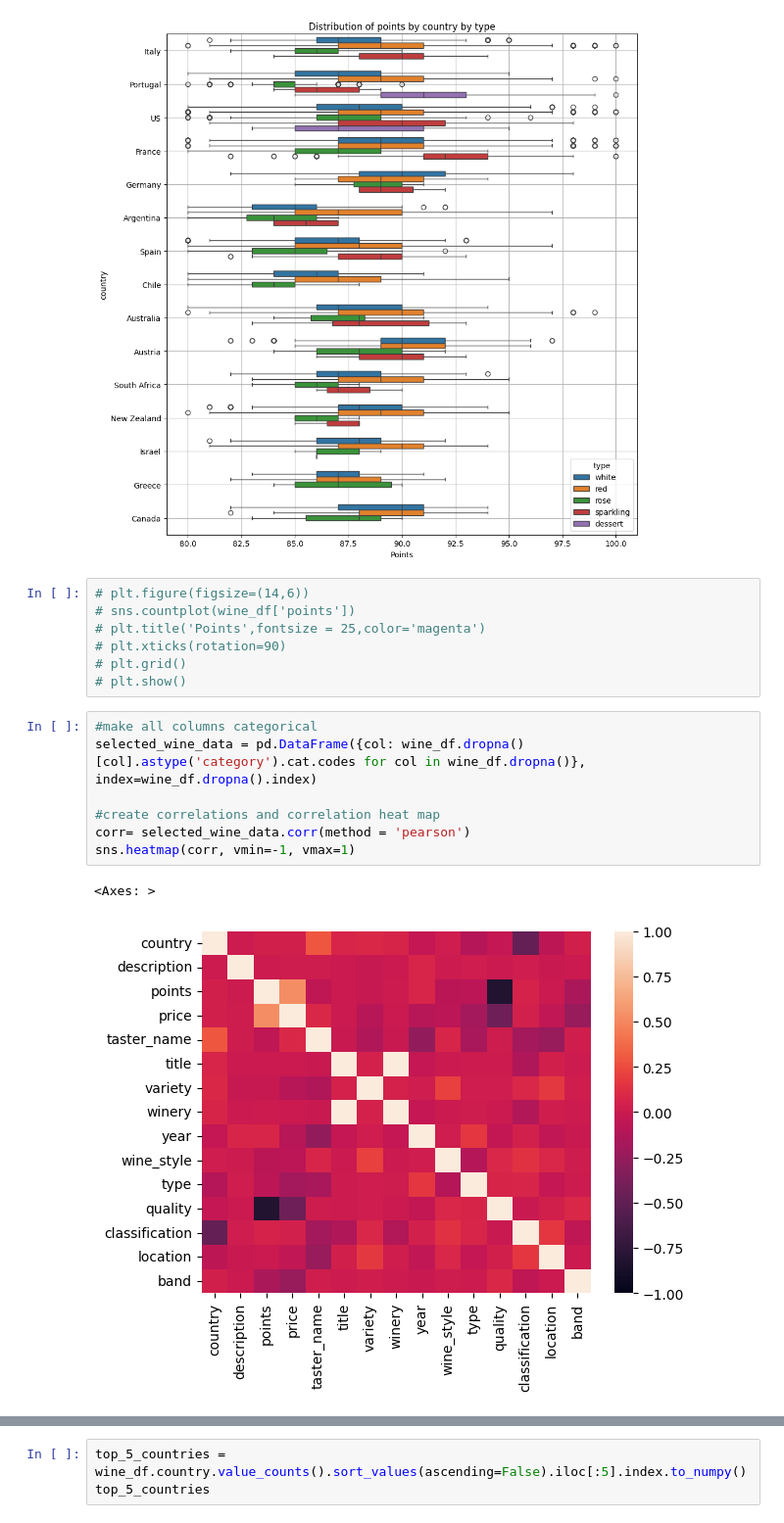
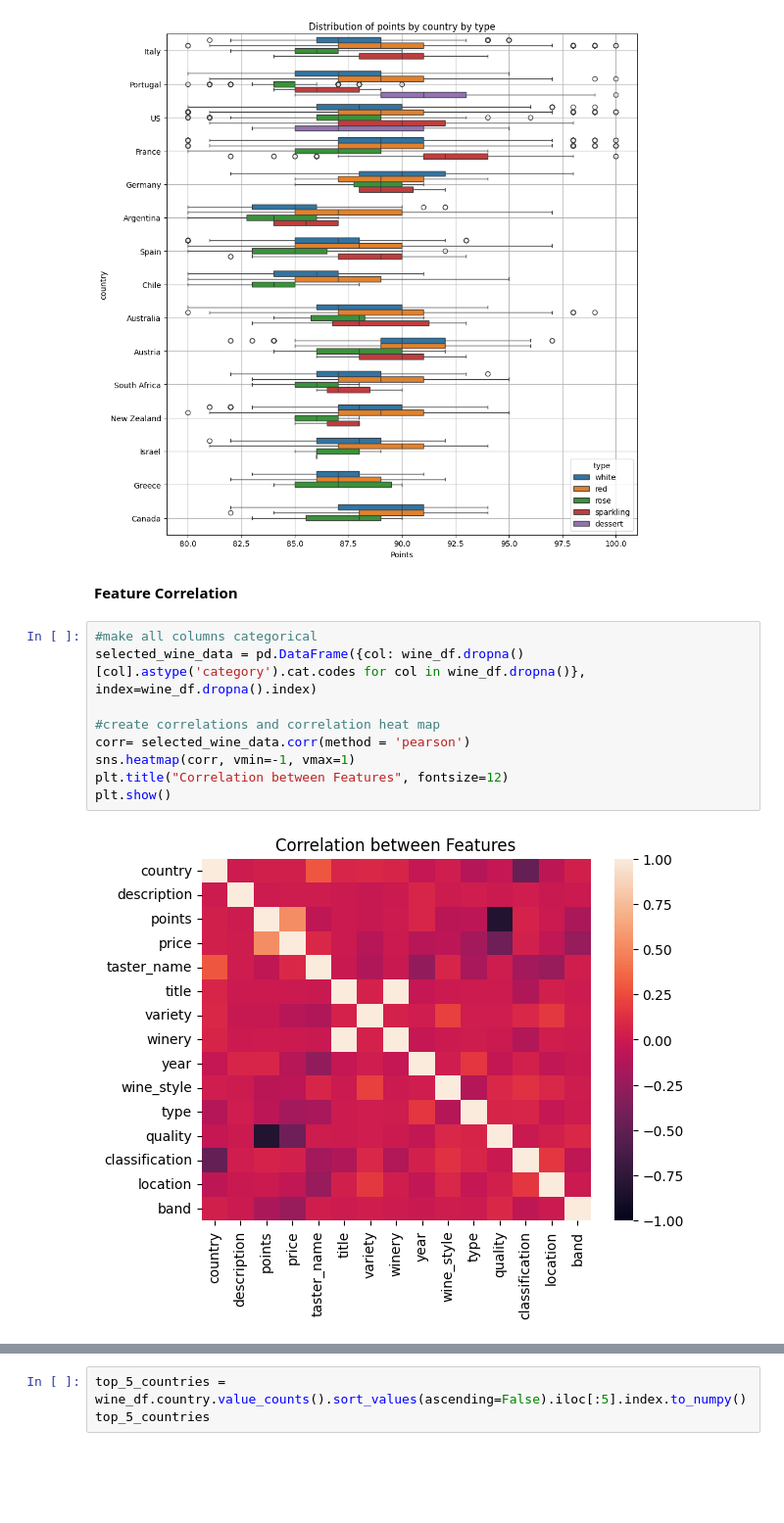
Before and after one commit to pasmith/oenologist, a Jupyter notebook: wine_review-eda.ipynb, the cells around one changed output, grey strips where cells are left out. Shown at 98% size. Saved outputs shown, nothing was run; the diff lists cells and outputs as text; blank space fills up the shorter version.

```diff
--- a/wine_review-eda.ipynb
+++ b/wine_review-eda.ipynb
@@ -330,20 +347,16 @@ plt.tight_layout()
 plt.show()
 # %% [output]
 [figure]
-# %%
-# plt.figure(figsize=(14,6))
-# sns.countplot(wine_df['points'])
-# plt.title('Points',fontsize = 25,color='magenta')
-# plt.xticks(rotation=90)
-# plt.grid()
-# plt.show()
+# %% [markdown]
+**Feature Correlation**
 # %%
 #make all columns categorical
 selected_wine_data = pd.DataFrame({col: wine_df.dropna()[col].astype('category').cat.codes for col in wine_df.dropna()}, index=wine_df.dropna().index)
 
 #create correlations and correlation heat map
 corr= selected_wine_data.corr(method = 'pearson')
 sns.heatmap(corr, vmin=-1, vmax=1)
+plt.title("Correlation between Features", fontsize=12)
+plt.show()
 # %% [output]
-<Axes: >
-[figure, old version]
+[figure, new version]
```
Also changed, not shown: parts of 11 cells of this notebook, 3 other files.
